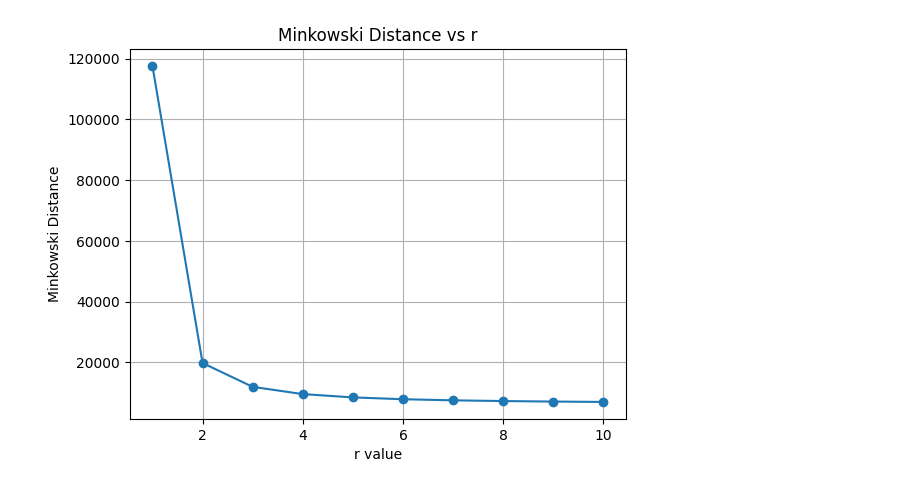
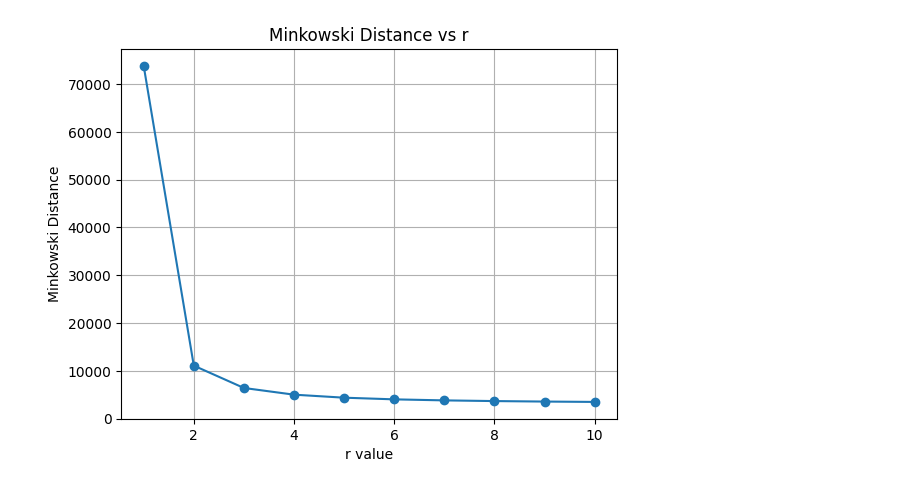
Before and after one commit to Soumish2004/ML-assignment, a Jupyter notebook: Lab 4/Lab4.ipynb, the cells around one changed output. Drawn from its saved outputs; the diff is of its cells as text; code cells hidden in the pictures.

```diff
--- a/Lab 4/Lab4.ipynb
+++ b/Lab 4/Lab4.ipynb
@@ -66,23 +60 @@ real_images, real_labels = load_imgs_from_directory(train_real, 1, num_images=nu
-# %%
-fake_images_mean , fake_images_var = [], []
-for j in range(len(fake_images[0])):
-    temp1, temp2 = [], []
-    for i in range(num_images):
-        temp1.append(fake_images[i][j][0])
-        temp2.append(fake_images[i][j][1])
-    fake_images_mean.append(temp1)
-    fake_images_var.append(temp2)
-fake_images_mean = np.array(fake_images_mean)
-fake_images_var = np.array(fake_images_var)
-
-real_images_mean , real_images_var = [], []
-for j in range(len(fake_images[0])):
-    temp1, temp2 = [], []
-    for i in range(num_images):
-        temp1.append(real_images[i][j][0])
-        temp2.append(real_images[i][j][1])
-    real_images_mean.append(temp1)
-    real_images_var.append(temp2)
-real_images_mean = np.array(real_images_mean)
-real_images_var = np.array(real_images_var)
 # %%
@@ -114,18 +105,0 @@ Std of 64th block of fake images => 45.397795562614725
-# %%
-for i in range(1):
-    temp1=real_images_mean[i]
-    temp2=fake_images_mean[i]
-    plt.hist(x=temp1, bins=30, color='skyblue')
-    plt.hist(x=temp2, bins=30, color='orange')
-
-    plt.xlabel('Values')
-    plt.ylabel('Frequency')
-    plt.title('Basic Histogram')
-    plt.show()
-fake_images_mean = np.transpose(fake_images_mean)
-real_images_mean = np.transpose(real_images_mean)
-fake_images_var = np.transpose(fake_images_var)
-real_images_var = np.transpose(real_images_var)
-features_m = np.vstack((fake_images_mean, real_images_mean))
-features_v = np.vstack((fake_images_var, real_images_var))
-labels = np.concatenate((fake_labels, real_labels))
@@ -144,18 +115,18 @@ def feature_vec(mean, var):
     return a
 # %%
 
-real_feat_vec = feature_vec(real_images_mean, real_images_var)
-fake_feat_vec = feature_vec(fake_images_mean, fake_images_var)
+real_feat_vec = feature_vec(real_images_m, real_images_v)
+fake_feat_vec = feature_vec(fake_images_m, fake_images_v)
 
 r_values = range(1, 11)
 distances = [minkowski(real_feat_vec[0], fake_feat_vec[0], r) for r in r_values]
 
 plt.plot(r_values, distances, marker='o')
 plt.xlabel('r value')
 plt.ylabel('Minkowski Distance')
 plt.title('Minkowski Distance vs r')
 plt.grid(True)
 plt.show()
 # %% [output]
-[figure, old version]
+[figure, new version]
 # %%
```
Also changed, not shown: parts of 22 cells of this notebook, 4 other files.
